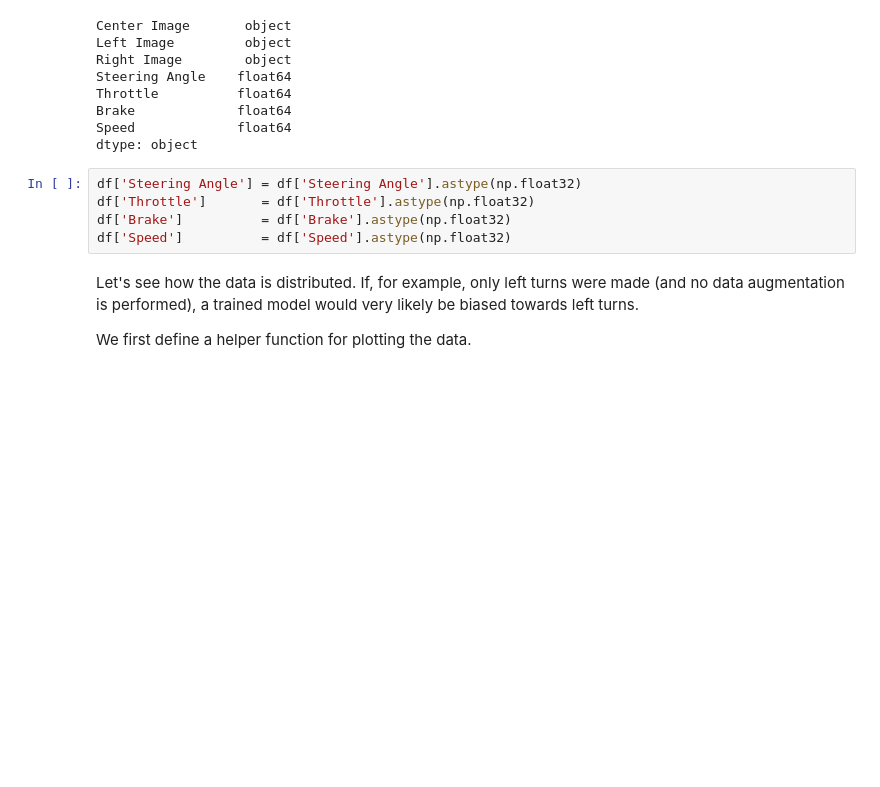
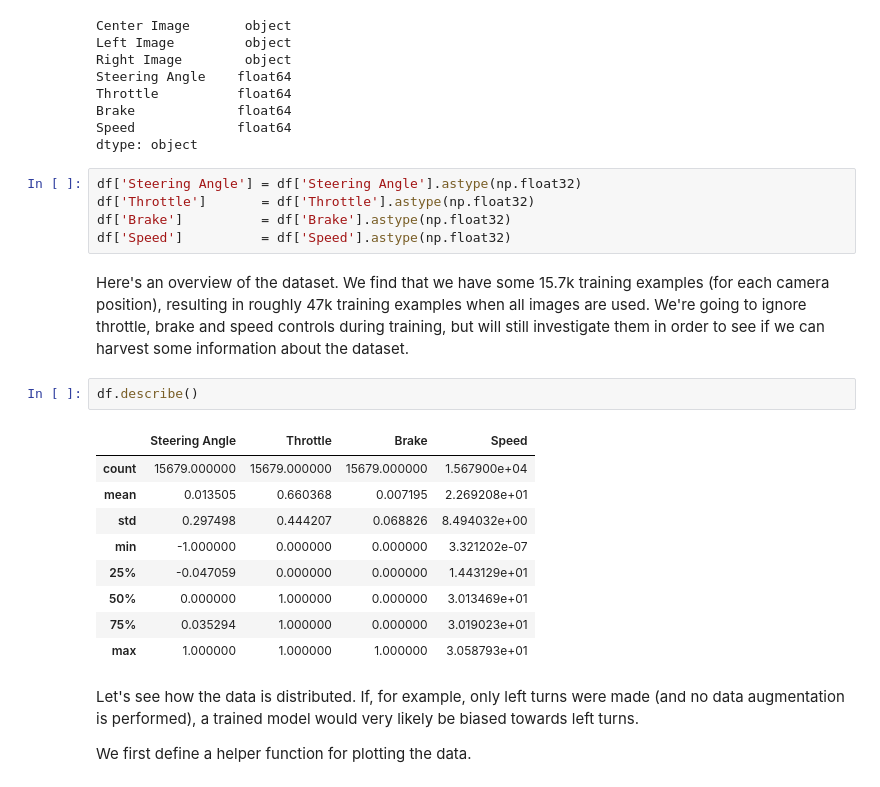
Before and after one commit to sunsided/CarND-Behavioral-Cloning-P3, a Jupyter notebook: training.ipynb, the cells around one changed output. Drawn from its saved outputs; the diff is of its cells as text; blank space fills up the shorter version.

```diff
--- a/training.ipynb
+++ b/training.ipynb
@@ -62,6 +62,20 @@ df['Steering Angle'] = df['Steering Angle'].astype(np.float32)
 df['Throttle']       = df['Throttle'].astype(np.float32)
 df['Brake']          = df['Brake'].astype(np.float32)
 df['Speed']          = df['Speed'].astype(np.float32)
+# %% [markdown]
+Here's an overview of the dataset. We find that we have some 15.7k training examples (for each camera position), resulting in roughly 47k training examples when all images are used. We're going to ignore throttle, brake and speed controls during training, but will still investigate them in order to see if we can harvest some information about the dataset.
+# %%
+df.describe()
+# %% [output]
+|  | Steering Angle | Throttle | Brake | Speed |
+| count | 15679.000000 | 15679.000000 | 15679.000000 | 1.567900e+04 |
+| mean | 0.013505 | 0.660368 | 0.007195 | 2.269208e+01 |
+| std | 0.297498 | 0.444207 | 0.068826 | 8.494032e+00 |
+| min | -1.000000 | 0.000000 | 0.000000 | 3.321202e-07 |
+| 25% | -0.047059 | 0.000000 | 0.000000 | 1.443129e+01 |
+| 50% | 0.000000 | 1.000000 | 0.000000 | 3.013469e+01 |
+| 75% | 0.035294 | 1.000000 | 0.000000 | 3.019023e+01 |
+| max | 1.000000 | 1.000000 | 1.000000 | 3.058793e+01 |
 # %% [markdown]
 Let's see how the data is distributed. If, for example, only left turns were made (and no data augmentation is performed), a trained model would very likely be biased towards left turns.
 
```
Also changed, not shown: parts of 3 cells of this notebook, 3 other files.
